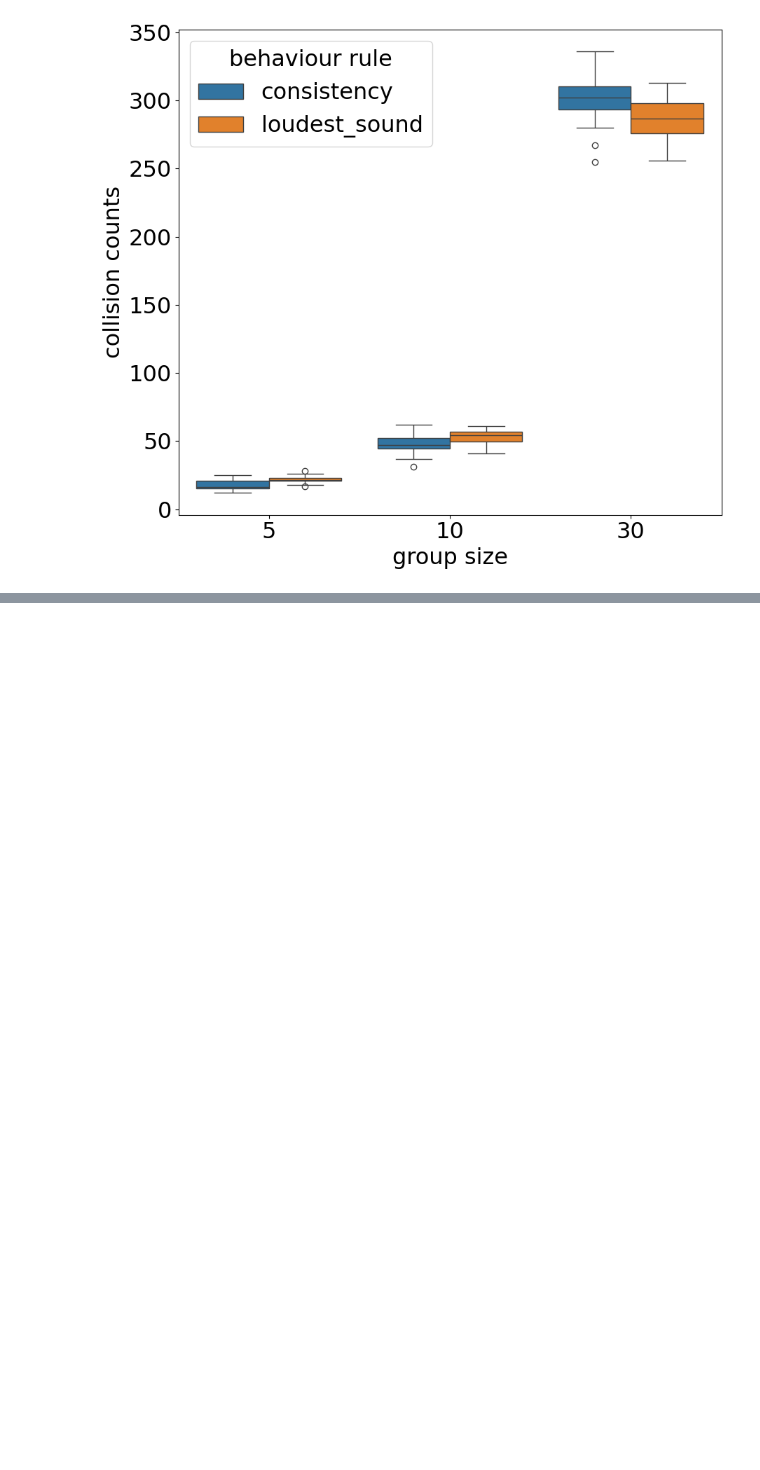
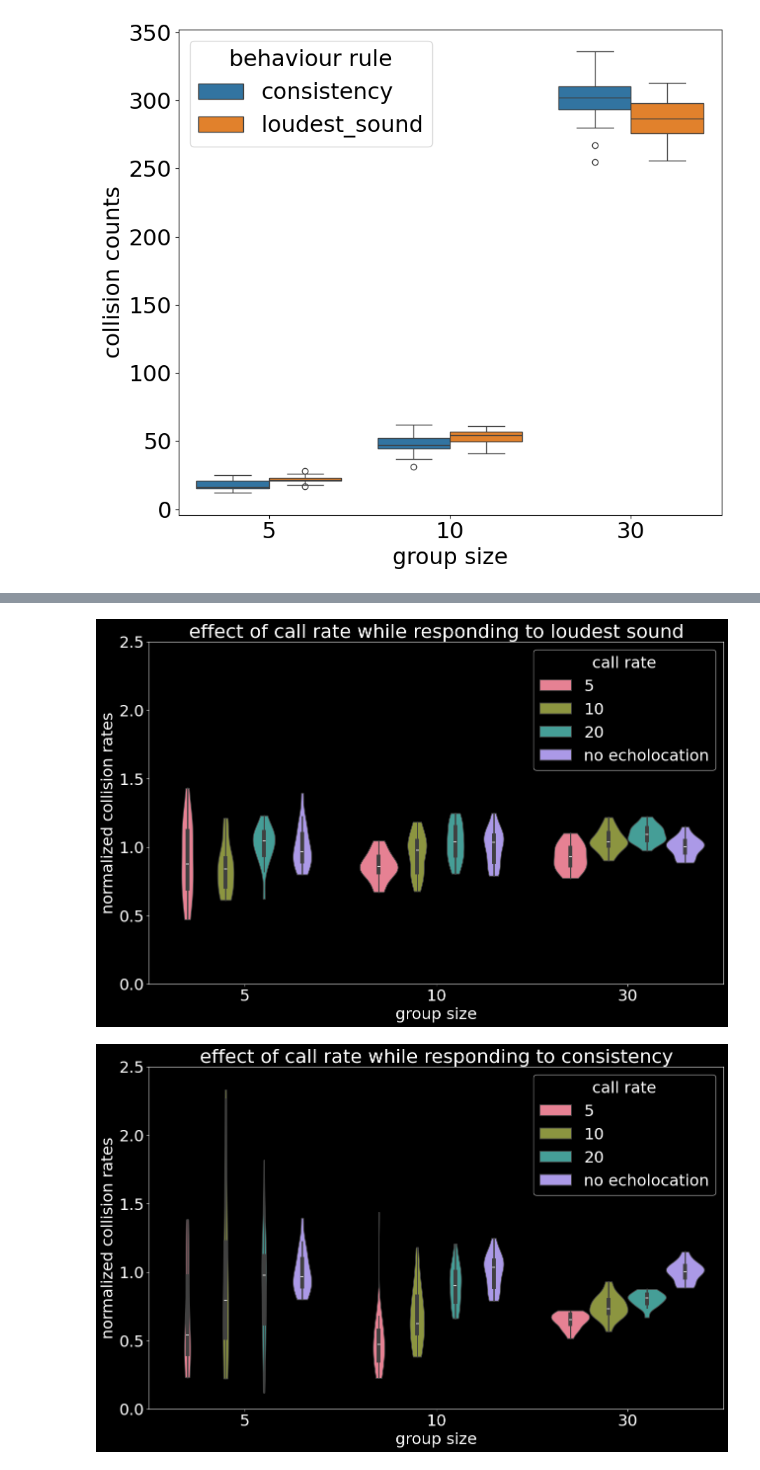
Before and after one commit to mogeraditya/dynamic_model_of_cocktail_party_nightmare, a Jupyter notebook: analysis_of_data/amlysisfornvg.ipynb, the cells around one changed output, grey strips where cells are left out. Drawn from its saved outputs; the diff is of its cells as text; code cells hidden in the pictures; blank space fills up the shorter version.

```diff
--- a/analysis_of_data/amlysisfornvg.ipynb
+++ b/analysis_of_data/amlysisfornvg.ipynb
@@ -1028,0 +1136,21 @@ ax = sns.boxplot(data=df_consitency, x="group size", y="collision counts", hue="
+# %%
+
+plt.style.use('dark_background')
+sns.color_palette("husl", 8)
+
+plt.figure(figsize=(15, 9))
+subset_df = df[df["behaviour rule"].isin(["loudest_sound", "random motion"])]
+ax = sns.violinplot(data=subset_df, x="group size", y="normalized collision rates", hue="call rate", hue_order=[5, 10, 20, "no echolocation"], cut=0, palette="husl")#, errorbar="se", capsize=.2, estimator = np.mean, hue_order=[5, 10, 20, "no echolocation"])
+plt.title("effect of call rate while responding to loudest sound")
+plt.ylim(0,2.5)
+plt.show()
+plt.figure(figsize=(15, 9))
+subset_df = df[df["behaviour rule"].isin(["consistency", "random motion"])]
+ax = sns.violinplot(data=subset_df, x="group size", y="normalized collision rates", hue="call rate", hue_order=[5, 10, 20, "no echolocation"], cut=0, palette="husl")#, errorbar="se", capsize=.2, estimator = np.mean, hue_order=[5, 10, 20, "no echolocation"])
+plt.title("effect of call rate while responding to consistency")
+plt.ylim(0,2.5)
+plt.show()
+# ax = sns.viol
+# %% [output]
+[figure, added]
+[figure, added]
```
Also changed, not shown: parts of 10 cells of this notebook, 23 other files.
